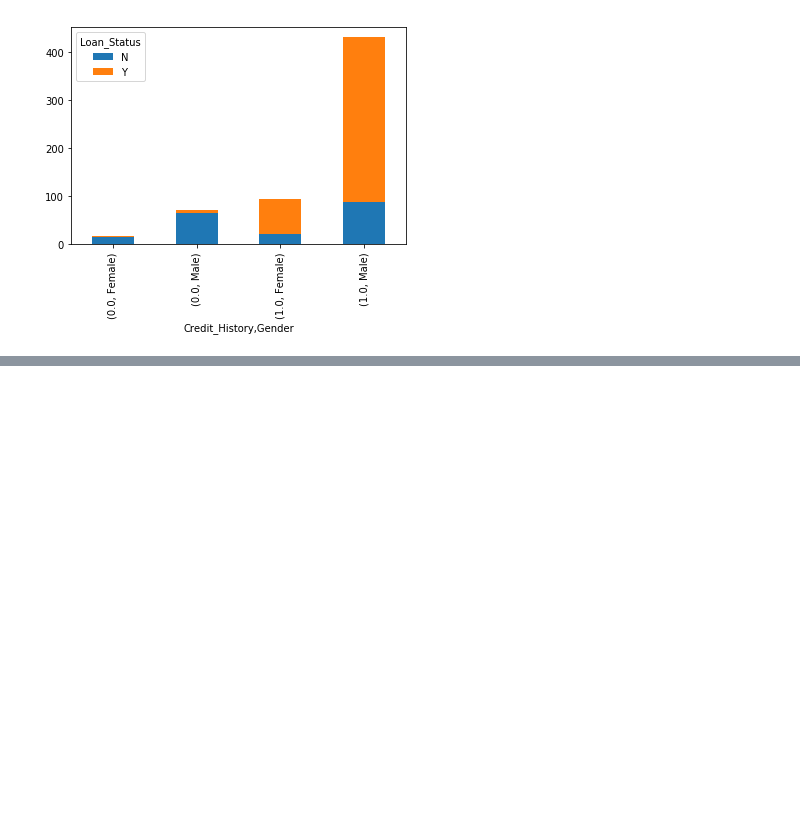
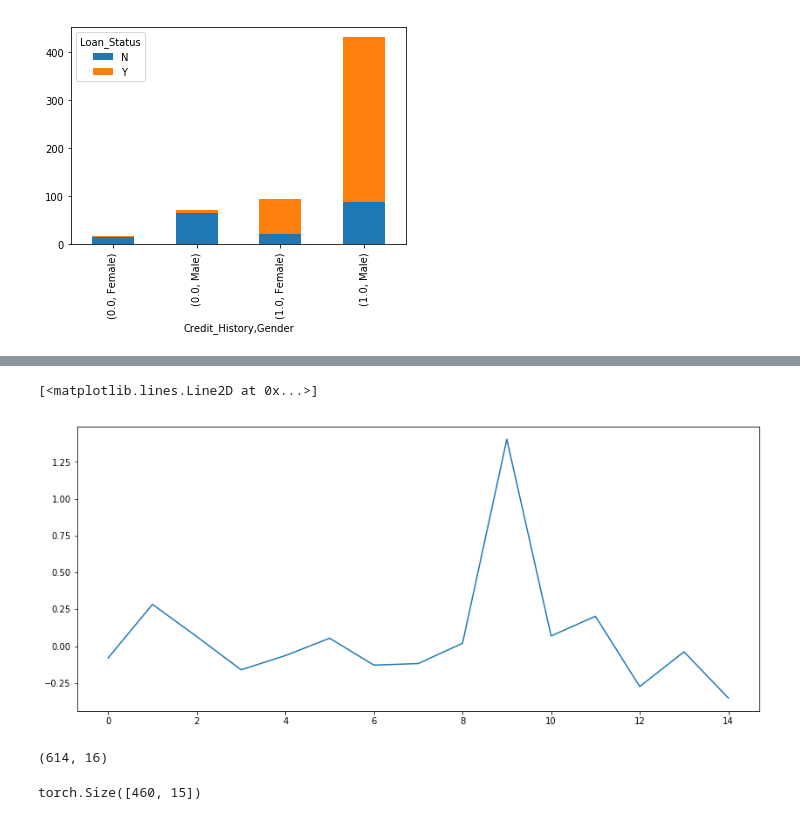
Before and after one commit to shreyabhandarii/Loan-Approval-Prediction, a Jupyter notebook: Loan_Approval_Prediction.ipynb, the cells around one changed output, grey strips where cells are left out. Saved outputs shown, nothing was run; the diff lists cells and outputs as text; code cells hidden in the pictures; blank space fills up the shorter version.

```diff
--- a/Loan_Approval_Prediction.ipynb
+++ b/Loan_Approval_Prediction.ipynb
@@ -363,0 +501,4 @@ temp5.plot(kind='bar', stacked=True);
+# %%
+# Converting Numpy arrays to Pytorch Tensors after applying scaling
+
+X_train,X_val,Y_train,Y_val = map(torch.tensor,(X_train,X_val,Y_train,Y_val))
@@ -363,0 +566,15 @@ temp5.plot(kind='bar', stacked=True);
+# %%
+w1=np.array(fn.net[0].weight[0].data.clone().detach())
+plt.figure(figsize=(14,6))
+plt.plot(w1)
+# %% [output]
+[<matplotlib.lines.Line2D at 0x...>]
+[figure, added]
+# %%
+df.shape
+# %% [output]
+(614, 16)
+# %%
+X_train.shape
+# %% [output]
+torch.Size([460, 15])
```
Also changed, not shown: parts of 32 cells of this notebook.
